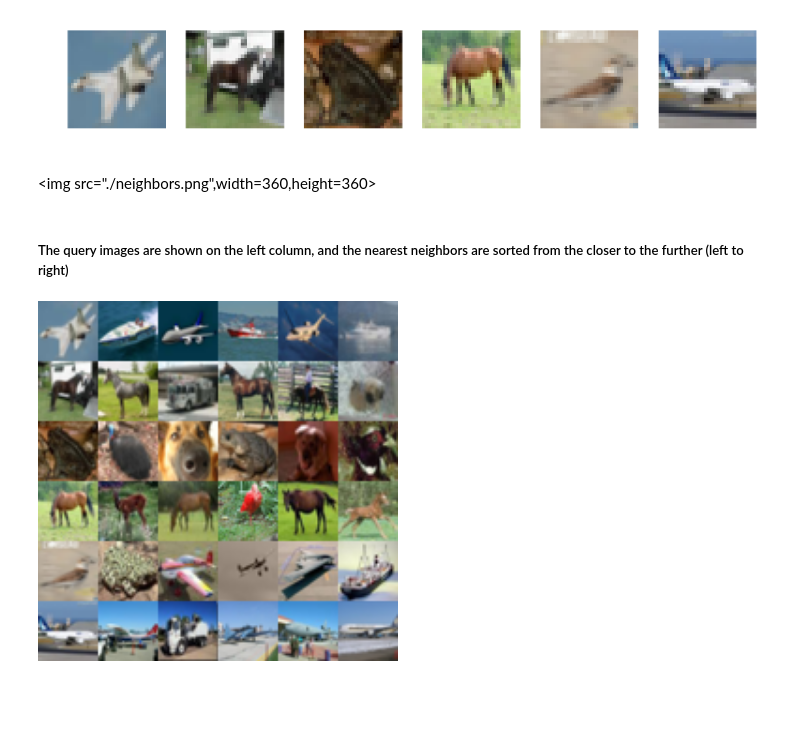
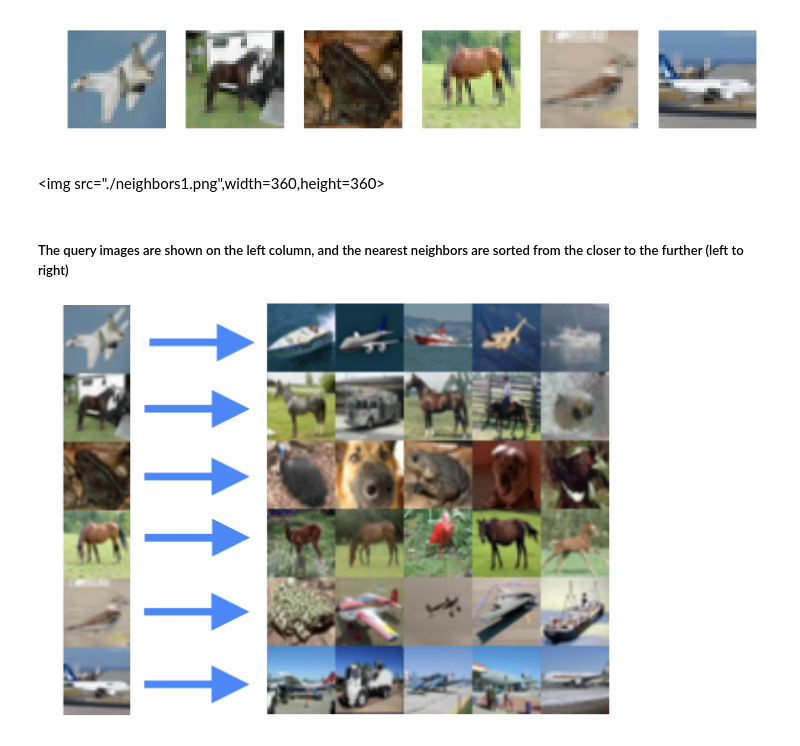
Before and after one commit to dvu4/nat_enc, a Jupyter notebook: NAT.ipynb, the cells around one changed output. Drawn from its saved outputs; the diff is of its cells as text; code cells hidden in the pictures; blank space fills up the shorter version.

```diff
--- a/NAT.ipynb
+++ b/NAT.ipynb
@@ -658,11 +712,11 @@ with sv.prepare_or_wait_for_session(config=sess_config) as sess:
     printimages = np.concatenate(images,axis=0)
     utils.save_images(printimages,[len(samples),number_of_neighbors+1],params['out_path'])
 # %% [markdown]
-<img src="./neighbors.png",width=360,height=360>
+<img src="./neighbors1.png",width=360,height=360>
 # %% [markdown]
 ##### The query images are shown on the left column, and the nearest neighbors are sorted from the closer to the further (left to right)
 # %%
 from IPython.display import Image
-Image(filename="./neighbors.png",width=360,height=360)
+Image(filename="./neighbors1.png",width=600,height=600)
 # %% [output]
-[figure, old version]
+[figure, new version]
```
Also changed, not shown: parts of 26 cells of this notebook, 1 other file.
